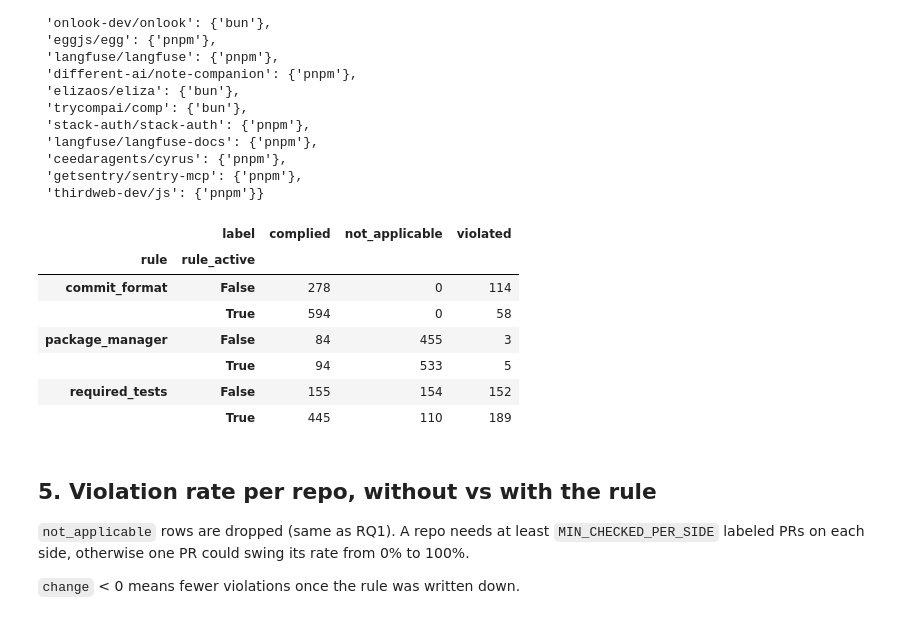
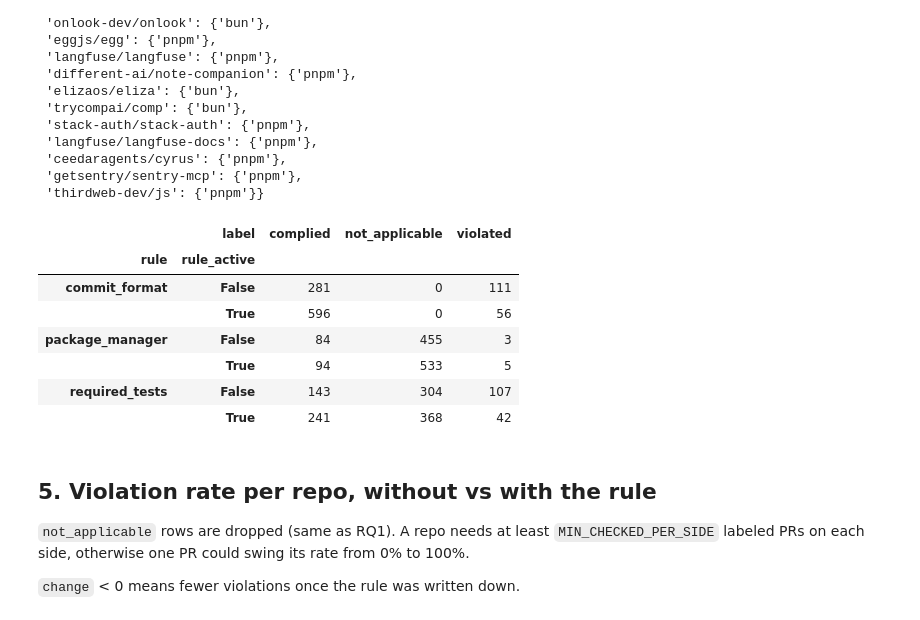
Before and after one commit to Peco-dota/ess-msr, a Jupyter notebook: src/ess_msr/rq2.ipynb, the cells around one changed output. Drawn from its saved outputs; the diff is of its cells as text; code cells hidden in the pictures.

```diff
--- a/src/ess_msr/rq2.ipynb
+++ b/src/ess_msr/rq2.ipynb
@@ -140,36 +136,46 @@ REPO_MANAGERS
 # %%
 def check_package_manager_for_repo(pr):
     required = REPO_MANAGERS[pr.repo]
     ecosystems = {ECOSYSTEM[manager] for manager in required}
 
     changed = lockfile_managers(pr.changed_files, ecosystems)
     added = lockfile_managers(pr.added_files, ecosystems)
 
     if added - required:
         return "violated"
     if changed and changed <= required:
         return "complied"
     return "not_applicable"
 
 
+def first_rule_units(repo, rule):
+    """Rule sentences of the repo's first context file with the rule; also used for PRs before the rule existed."""
+    repo_prs = prs[prs.repo == repo]
+    first_pr_with_rule = repo_prs[[rule in rules for rules in repo_prs.rules]].sort_values("created_at").iloc[0]
+    return rule_units(tuple(first_pr_with_rule.context_hashes), rule)
+
+
+tests_repos = pairs.loc[pairs.rule == "required_tests", "repo"].unique()
+REPO_TEST_UNITS = {repo: first_rule_units(repo, "required_tests") for repo in tests_repos}
+
 RQ2_CHECKERS = {
     "commit_format": check_commit_format,
     "package_manager": check_package_manager_for_repo,
-    "required_tests": check_required_tests,
+    "required_tests": lambda pr: check_required_tests(pr, REPO_TEST_UNITS[pr.repo]),
 }
 
 pairs["label"] = [RQ2_CHECKERS[row.rule](row) for row in pairs.itertuples()]
 
 pd.crosstab([pairs.rule, pairs.rule_active], pairs.label)
 # %% [output]
 |  | label | complied | not_applicable | violated |
 | rule | rule_active |  |  |  |
-| commit_format | False | 278 | 0 | 114 |
-|  | True | 594 | 0 | 58 |
+| commit_format | False | 281 | 0 | 111 |
+|  | True | 596 | 0 | 56 |
 | package_manager | False | 84 | 455 | 3 |
 |  | True | 94 | 533 | 5 |
-| required_tests | False | 155 | 154 | 152 |
-|  | True | 445 | 110 | 189 |
+| required_tests | False | 143 | 304 | 107 |
+|  | True | 241 | 368 | 42 |
 # %% [markdown]
 ## 5. Violation rate per repo, without vs with the rule
 
```
Also changed, not shown: parts of 7 cells of this notebook, 8 other files.
